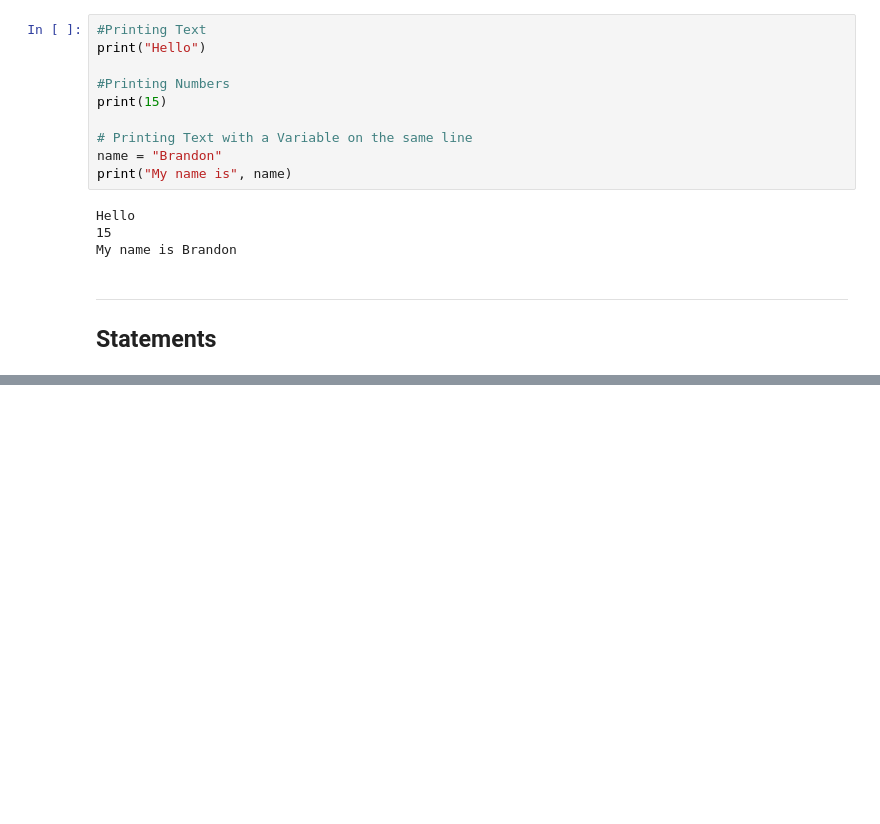
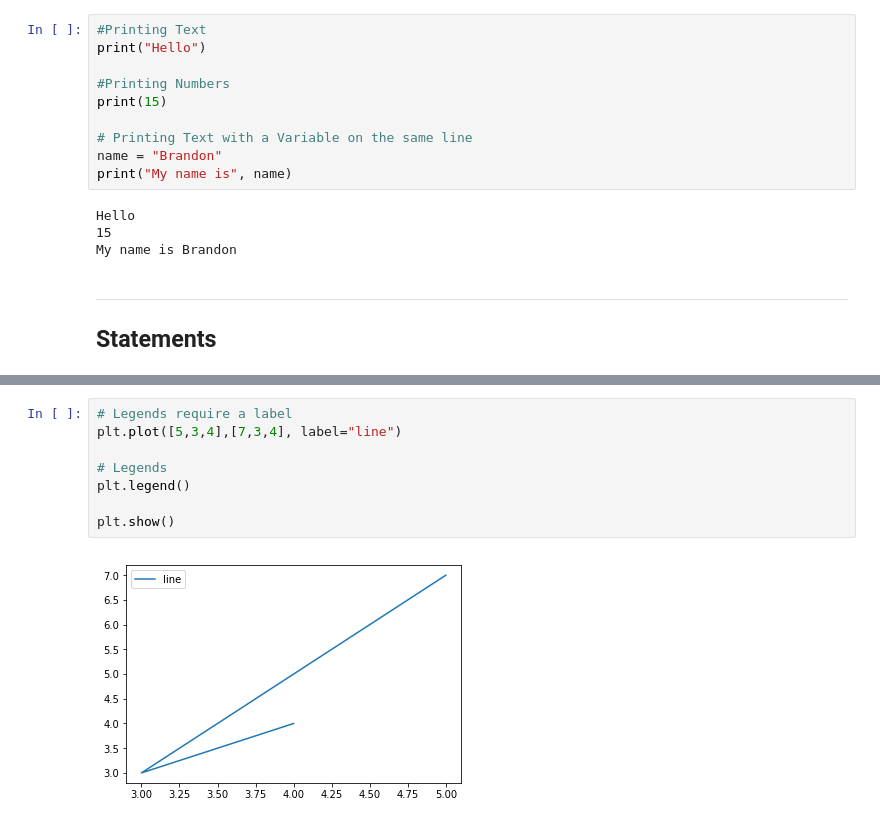
Before and after one commit to TechRunner2/Notes, a Jupyter notebook: CheatSheat.ipynb, the cells around one changed output, grey strips where cells are left out. Saved outputs shown, nothing was run; the diff lists cells and outputs as text; blank space fills up the shorter version.

```diff
--- a/CheatSheat.ipynb
+++ b/CheatSheat.ipynb
@@ -174,0 +474,10 @@ print(math.cos(num))
+# %%
+# Legends require a label
+plt.plot([5,3,4],[7,3,4], label="line")
+
+# Legends
+plt.legend()
+
+plt.show()
+# %% [output]
+[figure, added]
```
Also changed, not shown: parts of 52 cells of this notebook, 3 other files.
